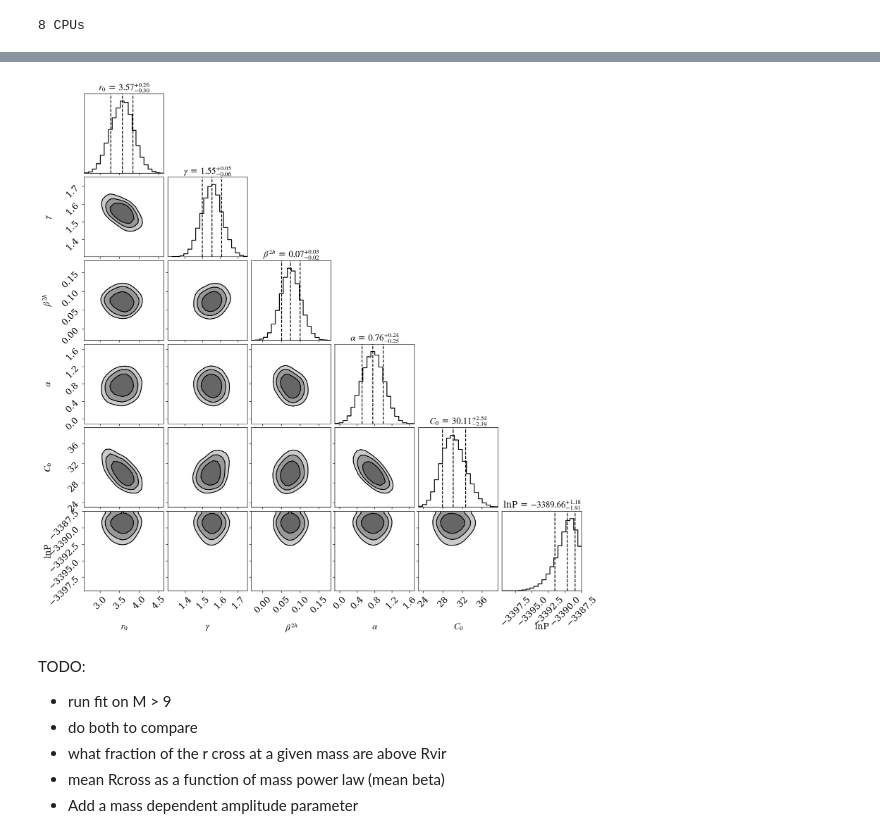
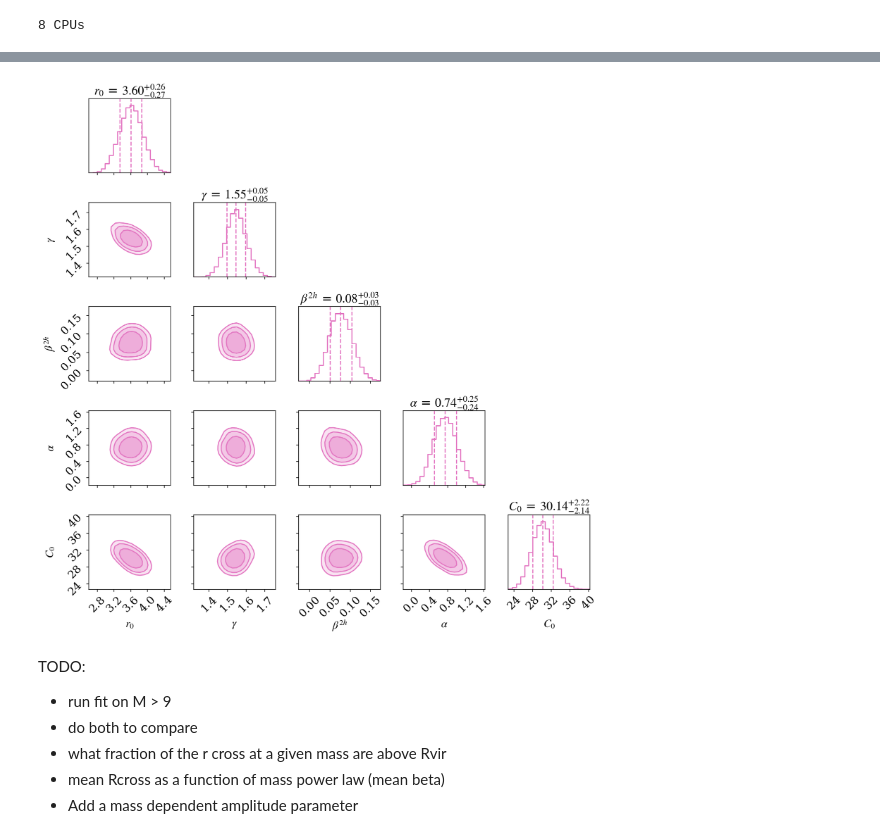
Before and after one commit to mattcwilde/1halo2halo, a Jupyter notebook: haloclustering/exclusion-model/2h_w_beta.ipynb, the cells around one changed output, grey strips where cells are left out. Cells and saved outputs as stored; diff of their text form; code cells hidden in the pictures.

```diff
--- a/haloclustering/exclusion-model/2h_w_beta.ipynb
+++ b/haloclustering/exclusion-model/2h_w_beta.ipynb
@@ -237,20 +237,22 @@ plt.xscale('log')
 # %%
 
 lnprob = sampler.lnprobability[:,discard:].ravel()
-flt_w_likelihood = np.concatenate([flat_samples, lnprob[:, None]], axis=1)
-
+# flt_w_likelihood = np.concatenate([flat_samples, lnprob[:, None]], axis=1)
+# labels = labels+['lnP']
+flt_w_likelihood = flat_samples
 
 levels = (0, 1-np.exp(-0.5), 1-np.exp(-1), 1-np.exp(-1.5))
 new_flat = flt_w_likelihood
 
 fig = corner.corner(
-    new_flat, labels=labels+['lnP'], levels=levels, quantiles=[0.16, 0.5, 0.84], show_titles=True, title_kwargs={"fontsize": 16},
+    new_flat, labels=labels, levels=levels, quantiles=[0.16, 0.5, 0.84], show_titles=True, title_kwargs={"fontsize": 18},
     smooth=1, smooth1d=1, labelpad=0.1, plot_datapoints=False, plot_density=False,
-    fill_contours=True
+    fill_contours=True, reverse=False, color='tab:pink',
 );
-fig.savefig('corner_2h_beta.png');
+plt.tight_layout()
+fig.savefig('../figures/corner_2h_beta.png', dpi=300);
 # %% [output]
-[figure, old version]
+[figure, new version]
 # %%
 import pickle
 with open("model_2h_w_beta_sampler.pkl", "wb") as f:
```
Also changed, not shown: parts of 2 cells of this notebook, 1 other file.
